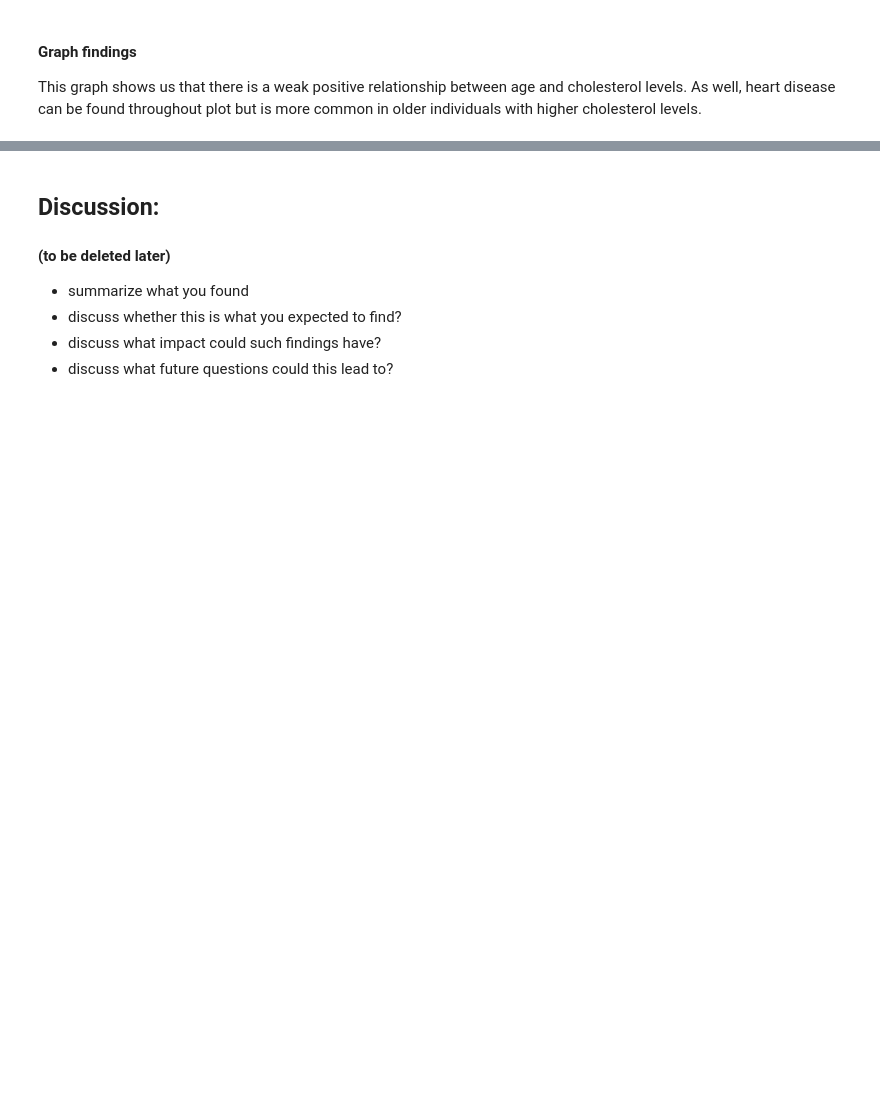
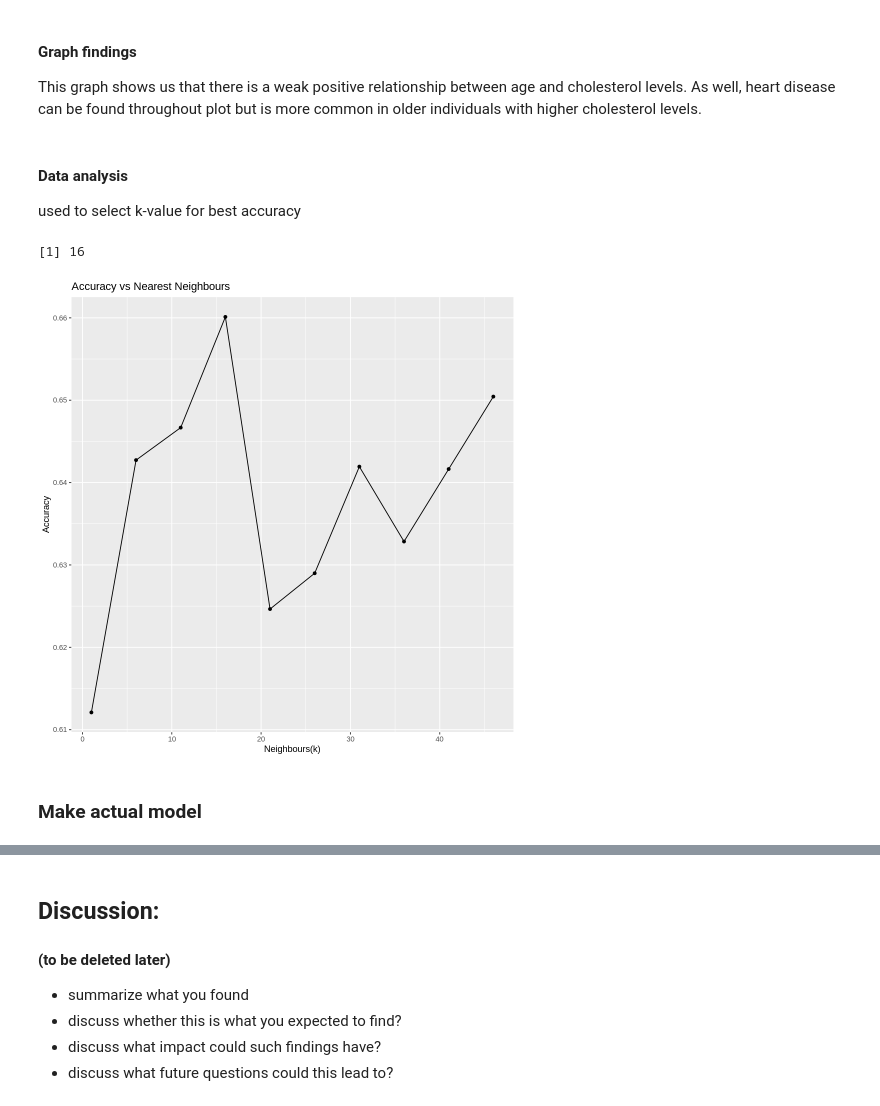
Before and after one commit to angushf/heart_disease_project, a Jupyter notebook: final_heart_disease_project.ipynb, the cells around one changed output, grey strips where cells are left out. Drawn from its saved outputs; the diff is of its cells as text; code cells hidden in the pictures; blank space fills up the shorter version.

Commit message:
Added code for predictions
Added code to find best k-value and then test accuracy

```diff
--- a/final_heart_disease_project.ipynb
+++ b/final_heart_disease_project.ipynb
@@ -209,3 +227,42 @@ heart_disease_plot
 # %% [markdown]
 #### Graph findings
 This graph shows us that there is a weak positive relationship between age and cholesterol levels. As well, heart disease can be found throughout plot but is more common in older individuals with higher cholesterol levels.
+# %% [markdown]
+#### Data analysis
+used to select k-value for best accuracy
+# %%
+set.seed(425)
+training_vfold<-vfold_cv(heart_disease_train, v=5, strata=has_disease)
+
+training_recipe<-recipe(has_disease~.,data=heart_disease_train)
+
+knn_spec<-nearest_neighbor(weight_func = "rectangular", neighbors =tune()) |>
+       set_engine("kknn") |>
+       set_mode("classification")
+
+values<-tibble(neighbors=seq(from=1, to=50, by=5))
+
+cross_val_workflow<-workflow()|>
+add_recipe(training_recipe)|>
+add_model(knn_spec)|>
+tune_grid(resamples=training_vfold, grid=values)|>
+               collect_metrics()|>
+               filter(.metric=="accuracy")
+
+cross_val_plot<-ggplot(cross_val_workflow, aes(x=neighbors, y=mean))+
+               geom_point()+
+               geom_line()+
+               labs(x="Neighbours(k)", y="Accuracy")+
+            ggtitle("Accuracy vs Nearest Neighbours")
+cross_val_plot
+
+k_value<-cross_val_workflow|>
+arrange(desc(mean))|>
+head(1)|>
+pull(neighbors)
+k_value
+# %% [output]
+[1] 16
+[figure, added]
+# %% [markdown]
+### Make actual model
```
Also changed, not shown: parts of 11 cells of this notebook.
